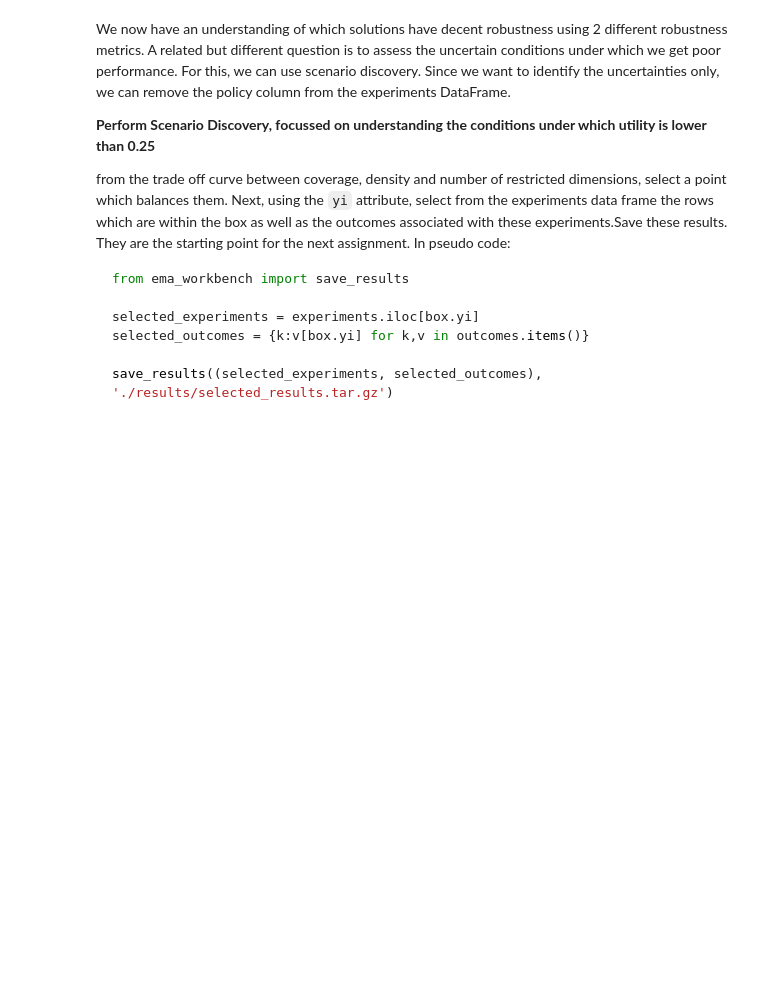
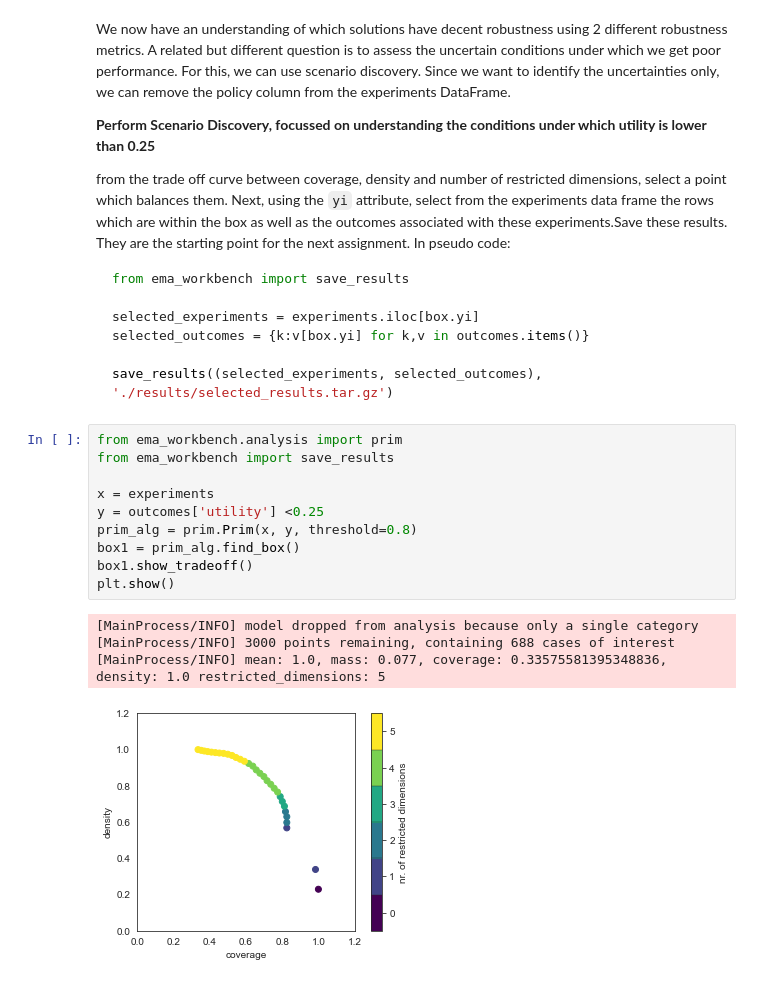
Before and after one commit to mare-matorum/epa1361_open_g29, a Jupyter notebook: Week 5-6 - robustness and direct search/assignment 8 - MORDM_FD.ipynb, the cells around one changed output. Cells and saved outputs as stored; diff of their text form; blank space fills up the shorter version.

````diff
--- a/Week 5-6 - robustness and direct search/assignment 8 - MORDM_FD.ipynb
+++ b/Week 5-6 - robustness and direct search/assignment 8 - MORDM_FD.ipynb
@@ -440,3 +517,18 @@ selected_outcomes = {k:v[box.yi] for k,v in outcomes.items()}
 
 save_results((selected_experiments, selected_outcomes), './results/selected_results.tar.gz')
 ```
+# %%
+from ema_workbench.analysis import prim
+from ema_workbench import save_results
+
+x = experiments
+y = outcomes['utility'] <0.25
+prim_alg = prim.Prim(x, y, threshold=0.8)
+box1 = prim_alg.find_box()
+box1.show_tradeoff()
+plt.show()
+# %% [output]
+[MainProcess/INFO] model dropped from analysis because only a single category
+[MainProcess/INFO] 3000 points remaining, containing 688 cases of interest
+[MainProcess/INFO] mean: 1.0, mass: 0.077, coverage: 0.33575581395348836, density: 1.0 restricted_dimensions: 5
+[figure, added]
````
Also changed, not shown: parts of 28 cells of this notebook.
